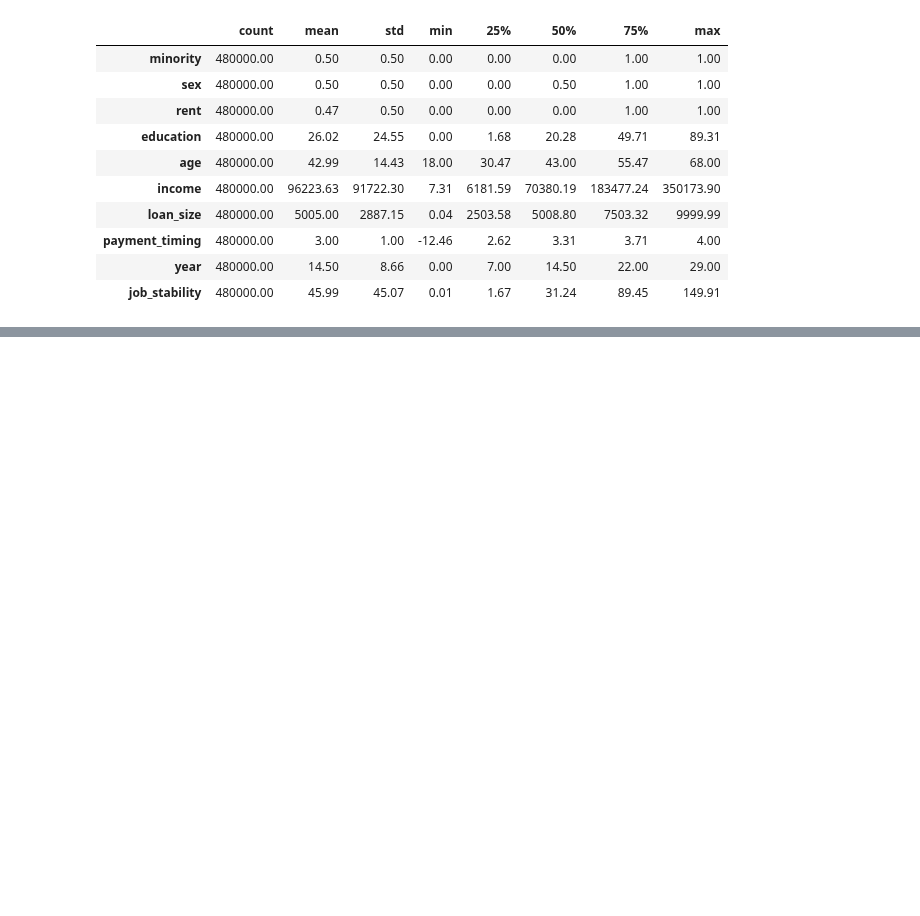
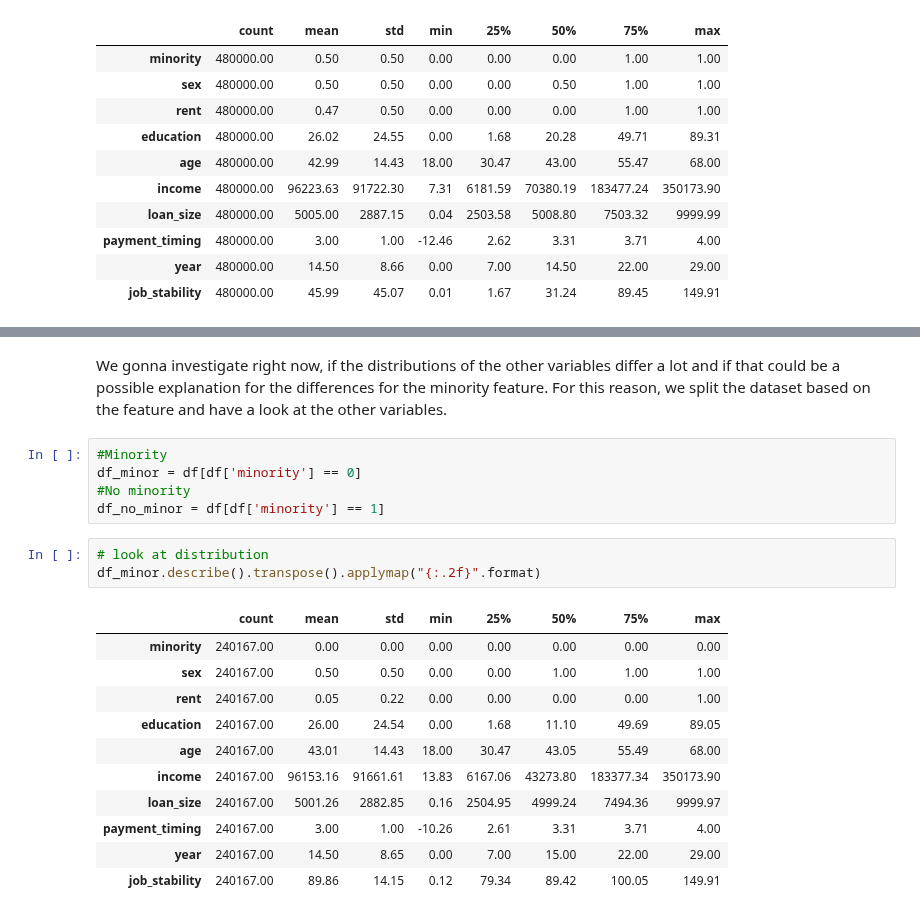
Before and after one commit to NiklasSabel/Industrial-Applications-of-Artificial-Intelligence, a Jupyter notebook: notebooks/Tertiary Sector/Bias in Credit Decisions.ipynb, the cells around one changed output, grey strips where cells are left out. Drawn from its saved outputs; the diff is of its cells as text; blank space fills up the shorter version.

```diff
--- a/notebooks/Tertiary Sector/Bias in Credit Decisions.ipynb
+++ b/notebooks/Tertiary Sector/Bias in Credit Decisions.ipynb
@@ -94,0 +153,22 @@ df_test.describe().transpose().applymap("{:.2f}".format)
+# %% [markdown]
+We gonna investigate right now, if the distributions of the other variables differ a lot and if that could be a possible explanation for the differences for the minority feature. For this reason, we split the dataset based on the feature and have a look at the other variables.
+# %%
+#Minority
+df_minor = df[df['minority'] == 0]
+#No minority
+df_no_minor = df[df['minority'] == 1]
+# %%
+# look at distribution
+df_minor.describe().transpose().applymap("{:.2f}".format)
+# %% [output]
+|  | count | mean | std | min | 25% | 50% | 75% | max |
+| minority | 240167.00 | 0.00 | 0.00 | 0.00 | 0.00 | 0.00 | 0.00 | 0.00 |
+| sex | 240167.00 | 0.50 | 0.50 | 0.00 | 0.00 | 1.00 | 1.00 | 1.00 |
+| rent | 240167.00 | 0.05 | 0.22 | 0.00 | 0.00 | 0.00 | 0.00 | 1.00 |
+| education | 240167.00 | 26.00 | 24.54 | 0.00 | 1.68 | 11.10 | 49.69 | 89.05 |
+| age | 240167.00 | 43.01 | 14.43 | 18.00 | 30.47 | 43.05 | 55.49 | 68.00 |
+| income | 240167.00 | 96153.16 | 91661.61 | 13.83 | 6167.06 | 43273.80 | 183377.34 | 350173.90 |
+| loan_size | 240167.00 | 5001.26 | 2882.85 | 0.16 | 2504.95 | 4999.24 | 7494.36 | 9999.97 |
+| payment_timing | 240167.00 | 3.00 | 1.00 | -10.26 | 2.61 | 3.31 | 3.71 | 4.00 |
+| year | 240167.00 | 14.50 | 8.65 | 0.00 | 7.00 | 15.00 | 22.00 | 29.00 |
+| job_stability | 240167.00 | 89.86 | 14.15 | 0.12 | 79.34 | 89.42 | 100.05 | 149.91 |
```
Also changed, not shown: parts of 18 cells of this notebook.
